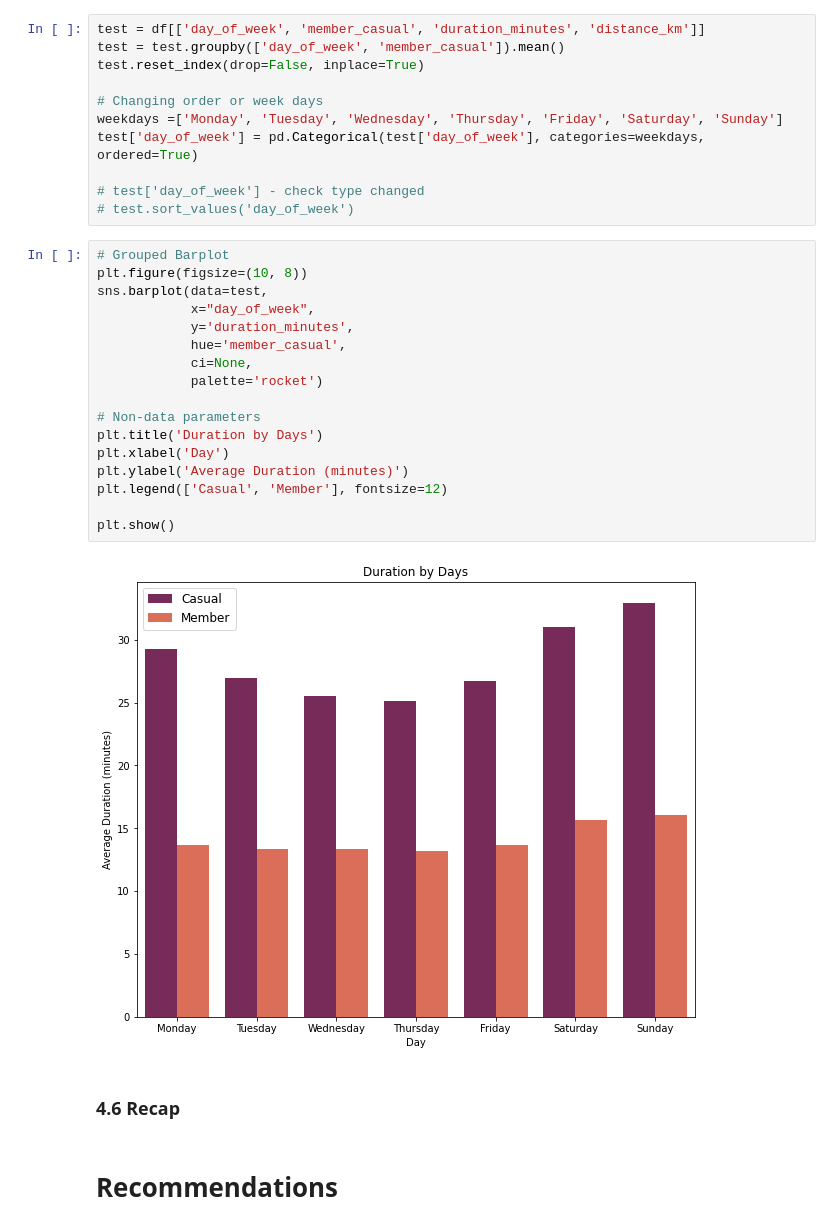
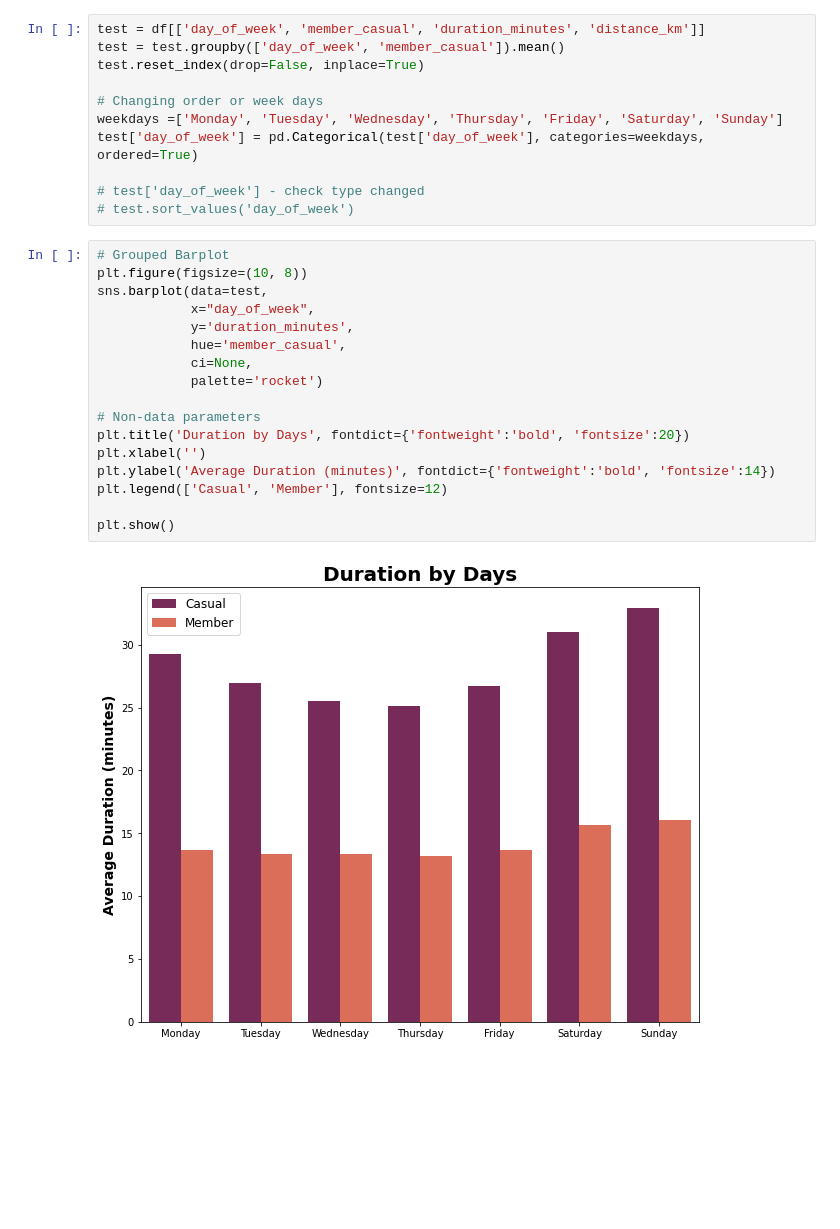
Before and after one commit to artyomvp1/projects, a Jupyter notebook: cyclistic/cyclistic.ipynb, the cells around one changed output. Cells and saved outputs as stored; diff of their text form; blank space fills up the shorter version.

```diff
--- a/cyclistic/cyclistic.ipynb
+++ b/cyclistic/cyclistic.ipynb
@@ -350,23 +361,19 @@ test['day_of_week'] = pd.Categorical(test['day_of_week'], categories=weekdays, o
 # %%
 # Grouped Barplot
 plt.figure(figsize=(10, 8))
 sns.barplot(data=test,
             x="day_of_week",
             y='duration_minutes',
             hue='member_casual',
             ci=None,
             palette='rocket')
 
 # Non-data parameters
-plt.title('Duration by Days')
-plt.xlabel('Day')
-plt.ylabel('Average Duration (minutes)')
+plt.title('Duration by Days', fontdict={'fontweight':'bold', 'fontsize':20})
+plt.xlabel('')
+plt.ylabel('Average Duration (minutes)', fontdict={'fontweight':'bold', 'fontsize':14})
 plt.legend(['Casual', 'Member'], fontsize=12)
 
 plt.show()
 # %% [output]
-[figure, old version]
+[figure, new version]
-# %% [markdown]
-### 4.6 Recap
-# %% [markdown]
-# Recommendations
```
Also changed, not shown: parts of 28 cells of this notebook.
